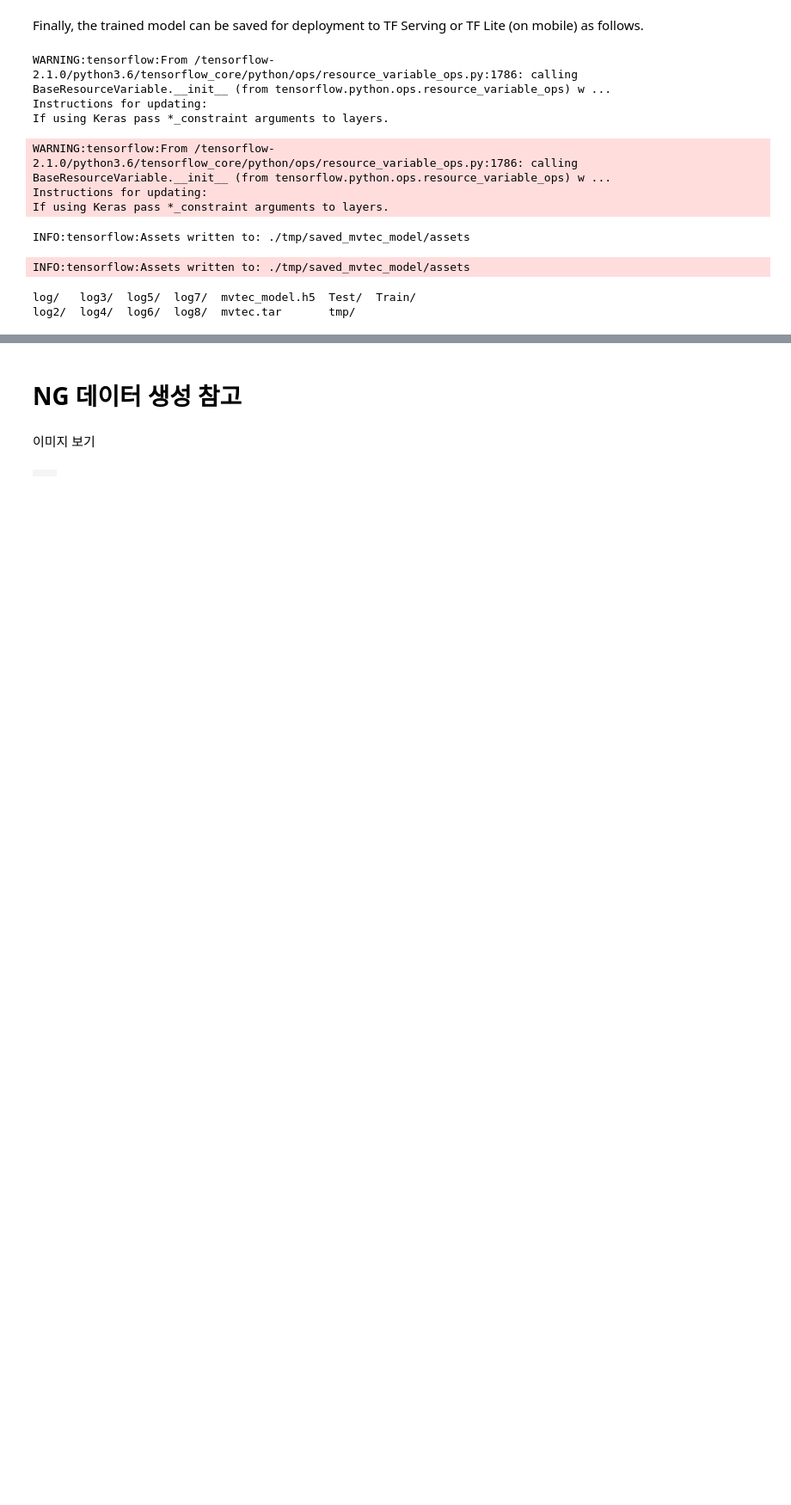
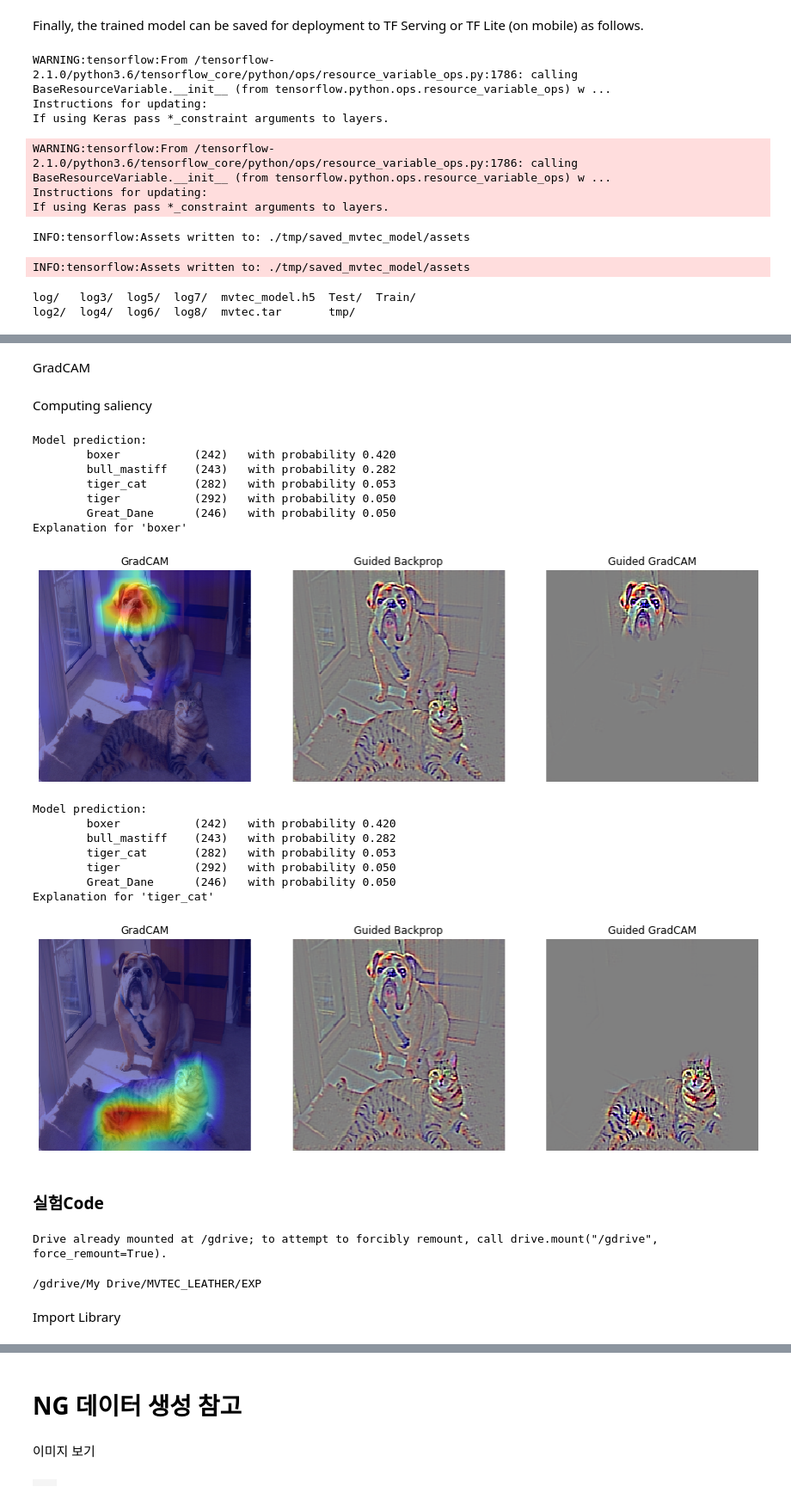
Before and after one commit to iskra3138/colab_repo, a Jupyter notebook: MVTEC_학습의_사본.ipynb, the cells around one changed output, grey strips where cells are left out. Shown at 86% size. Cells and saved outputs as stored; diff of their text form; code cells hidden in the pictures; blank space fills up the shorter version.

Commit message:
Colaboratory를 통해 생성됨

```diff
--- a/MVTEC_학습의_사본.ipynb
+++ b/MVTEC_학습의_사본.ipynb
@@ -911,0 +1009,30 @@ log2/  log4/  log6/  log8/  mvtec.tar       tmp/
+# %%
+def build_guided_model():
+    """Function returning modified model.
+
+    Changes gradient function for all ReLu activations
+    according to Guided Backpropagation.
+    """
+    if "GuidedBackProp" not in ops._gradient_registry._registry:
+        @ops.RegisterGradient("GuidedBackProp")
+        def _GuidedBackProp(op, grad):
+            dtype = op.inputs[0].dtype
+            return grad * tf.cast(grad > 0., dtype) * \
+                   tf.cast(op.inputs[0] > 0., dtype)
+
+    g = tf.get_default_graph()
+    with g.gradient_override_map({'Relu': 'GuidedBackProp'}):
+        new_model = build_model()
+    return new_model
+
+
+def guided_backprop(input_model, images, layer_name):
+    """Guided Backpropagation method for visualizing input saliency."""
+    input_imgs = input_model.input
+    layer_output = input_model.get_layer(layer_name).output
+    grads = K.gradients(layer_output, input_imgs)[0]
+    backprop_fn = K.function([input_imgs, K.learning_phase()], [grads])
+    grads_val = backprop_fn([images, 0])[0]
+    return grads_val
+# %% [markdown]
+GradCAM
@@ -911,0 +1134,40 @@ log2/  log4/  log6/  log8/  mvtec.tar       tmp/
+# %% [markdown]
+Computing saliency
+# %%
+model = build_model()
+guided_model = build_guided_model()
+# %%
+gradcam, gb, guided_gradcam = compute_saliency(model, guided_model, './demo.png', layer_name='block5_conv3',
+                                               cls=-1, visualize=True, save=True)
+gradcam, gb, guided_gradcam = compute_saliency(model, guided_model, 'demo.png', layer_name='block5_conv3',
+                                               cls=282, visualize=True, save=False)
+# %% [output]
+Model prediction:
+        boxer           (242)   with probability 0.420
+        bull_mastiff    (243)   with probability 0.282
+        tiger_cat       (282)   with probability 0.053
+        tiger           (292)   with probability 0.050
+        Great_Dane      (246)   with probability 0.050
+Explanation for 'boxer'
+[figure, added]
+Model prediction:
+        boxer           (242)   with probability 0.420
+        bull_mastiff    (243)   with probability 0.282
+        tiger_cat       (282)   with probability 0.053
+        tiger           (292)   with probability 0.050
+        Great_Dane      (246)   with probability 0.050
+Explanation for 'tiger_cat'
+[figure, added]
+# %% [markdown]
+### 실험Code
+# %%
+from google.colab import drive
+drive.mount('/gdrive')
+# %% [output]
+Drive already mounted at /gdrive; to attempt to forcibly remount, call drive.mount("/gdrive", force_remount=True).
+# %%
+cd '/gdrive/My Drive/MVTEC_LEATHER/EXP/'
+# %% [output]
+/gdrive/My Drive/MVTEC_LEATHER/EXP
+# %% [markdown]
+Import Library
```
Also changed, not shown: parts of 96 cells of this notebook.
